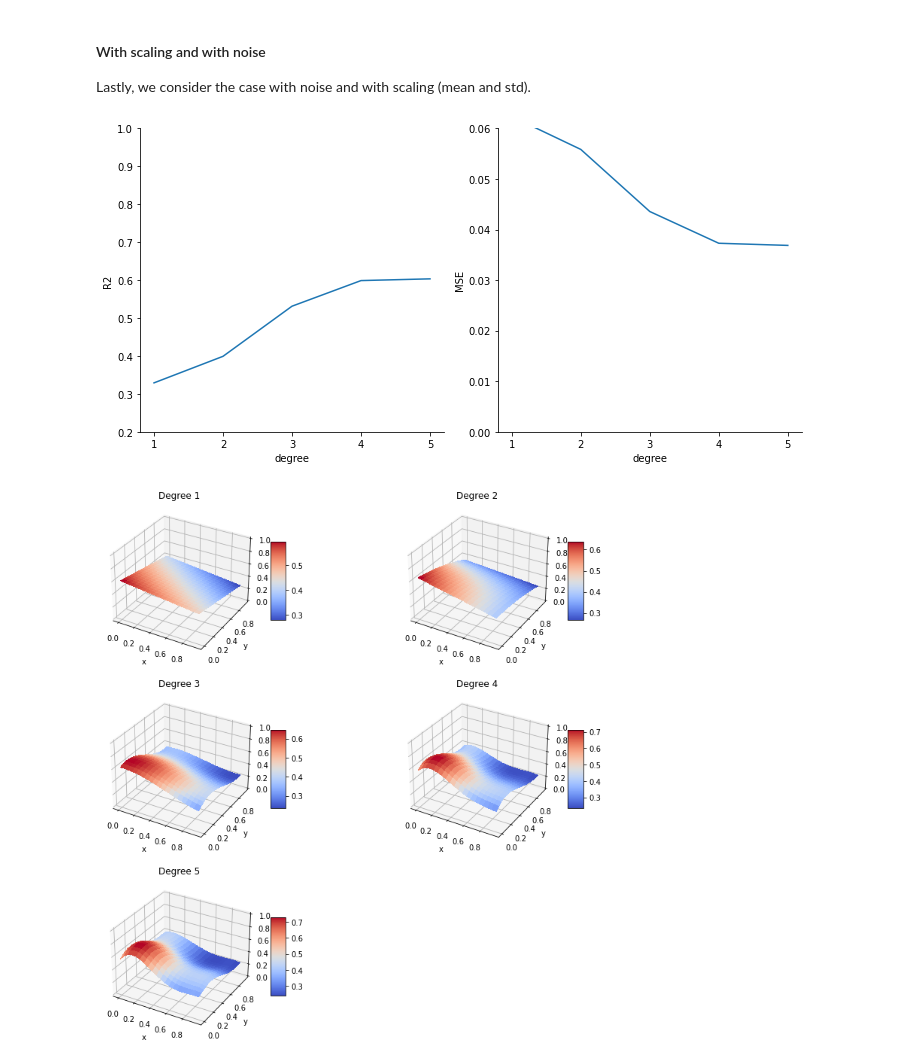
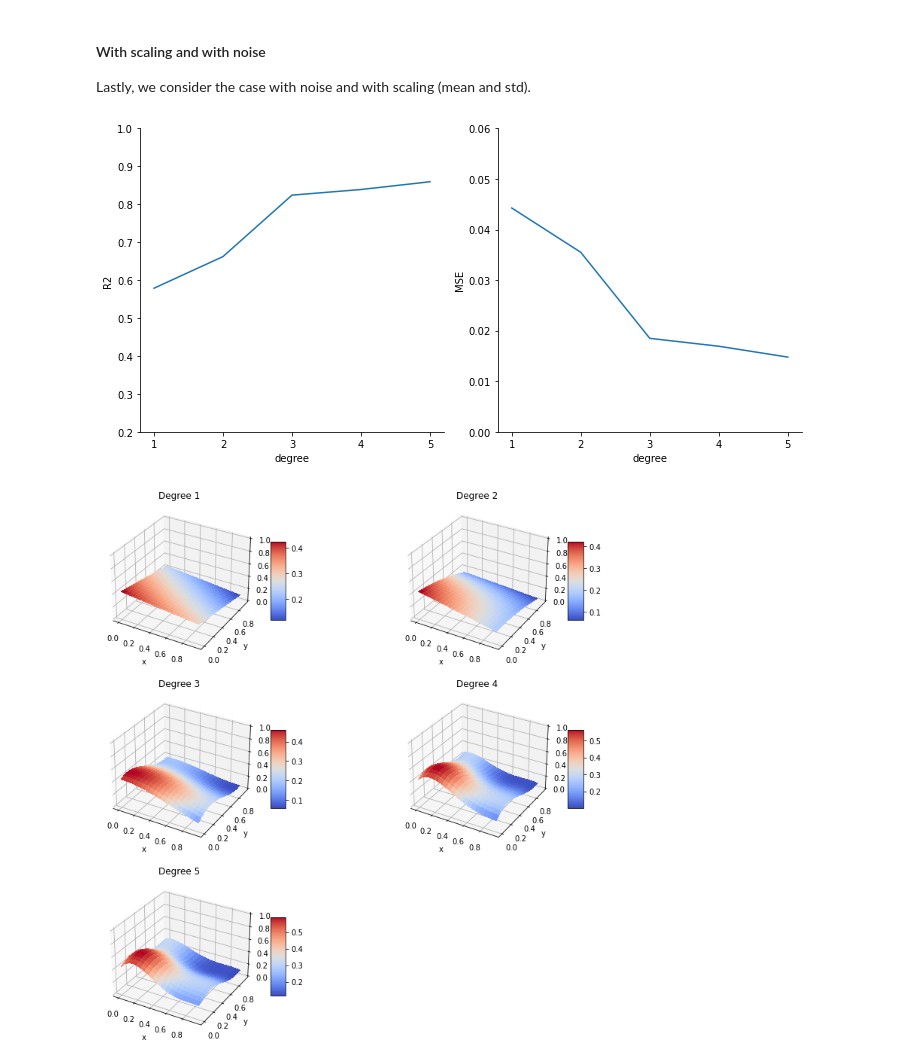
Before and after one commit to frederikrogge/compsci-project, a Jupyter notebook: Notebooks/task_a.ipynb, the cells around one changed output. Drawn from its saved outputs; the diff is of its cells as text; code cells hidden in the pictures.

```diff
--- a/Notebooks/task_a.ipynb
+++ b/Notebooks/task_a.ipynb
@@ -47,0 +45,4 @@ We first consider the case without added noise and without any scaling or normal
+# %%
+# Initializes lists to save all scores and losses
+all_scores = []
+all_losses = []
@@ -82,9 +87,12 @@ for d in degrees:
     rs_scores.append(r2)
     predictions.append(model.predict(x_pred).reshape(z.shape))
 
+all_losses.append(mse_losses)
+all_scores.append(rs_scores)
+
 fig, axes = plt.subplots(1, 2, figsize=(10, 5))
-plot_metric(y=rs_scores, x=degrees, x_label='degree', y_label='R2', ax=axes[0], y_limit=[0.2, 1])
-plot_metric(y=mse_losses, x=degrees, x_label='degree', y_label='MSE', ax=axes[1], y_limit=[0, 0.06])
+plot_metric(y=rs_scores, x=degrees, nx_ticks=degrees, x_label='degree', y_label='R2', ax=axes[0], y_limit=[0.2, 1])
+plot_metric(y=mse_losses, x=degrees, nx_ticks=degrees, x_label='degree', y_label='MSE', ax=axes[1], y_limit=[0, 0.06])
 
 save_fig(fig, name='a_no-noise_no-scaling')
 plt.show()
@@ -145,10 +153,12 @@ for d in degrees:
     rs_scores.append(r2)
     predictions.append(model.predict(x_pred).reshape(z.shape))
 
+all_losses.append(mse_losses)
+all_scores.append(rs_scores)
 
 fig, axes = plt.subplots(1, 2, figsize=(10, 5))
-plot_metric(y=rs_scores, x=degrees, x_label='degree', y_label='R2', ax=axes[0], y_limit=[0.2, 1])
-plot_metric(y=mse_losses, x=degrees, x_label='degree', y_label='MSE', ax=axes[1], y_limit=[0, 0.06])
+plot_metric(y=rs_scores, x=degrees, nx_ticks=degrees, x_label='degree', y_label='R2', ax=axes[0], y_limit=[0.2, 1])
+plot_metric(y=mse_losses, x=degrees, nx_ticks=degrees, x_label='degree', y_label='MSE', ax=axes[1], y_limit=[0, 0.06])
 
 save_fig(fig, name='a_noise_no-scaling')
 plt.show()
@@ -198,10 +208,10 @@ for d in degrees:
 
     # Fit model using matrix inversion
     model.fit(x_train_scaled, y_train)
-    model.set_intercept(x_train, y_train)
+    model.set_intercept(x_train_scaled, y_train)
 
     # Get prediction on test data
-    y_hat = model.predict(x_test)
+    y_hat = model.predict(x_test_scaled)
 
     # Get mse loss and R2 score between test prediction and true labels
     mse = MSE(y_test, y_hat)
@@ -212,10 +222,12 @@ for d in degrees:
     rs_scores.append(r2)
     predictions.append(model.predict(x_pred).reshape(z.shape))
 
+all_losses.append(mse_losses)
+all_scores.append(rs_scores)
 
 fig, axes = plt.subplots(1, 2, figsize=(10, 5))
-plot_metric(y=rs_scores, x=degrees, x_label='degree', y_label='R2', ax=axes[0], y_limit=[0.2, 1])
-plot_metric(y=mse_losses, x=degrees, x_label='degree', y_label='MSE', ax=axes[1], y_limit=[0, 0.06])
+plot_metric(y=rs_scores, x=degrees, nx_ticks=degrees, x_label='degree', y_label='R2', ax=axes[0], y_limit=[0.2, 1])
+plot_metric(y=mse_losses, x=degrees, nx_ticks=degrees, x_label='degree', y_label='MSE', ax=axes[1], y_limit=[0, 0.06])
 
 save_fig(fig, name='a_no-noise_scaling')
 # plt.show()
@@ -268,37 +280,39 @@ for d in degrees:
 
     # Fit model using matrix inversion
     model.fit(x_train_scaled, y_train)
-    model.set_intercept(x_train, y_train)
+    model.set_intercept(x_train_scaled, y_train)
 
     # Get prediction on test data
-    y_hat = model.predict(x_test)
+    y_hat = model.predict(x_test_scaled)
 
     # Get mse loss and R2 score between test prediction and true labels
     mse = MSE(y_test, y_hat)
     r2 = R2(y_test, y_hat)
 
     # Log
     mse_losses.append(mse)
     rs_scores.append(r2)
     predictions.append(model.predict(x_pred).reshape(z.shape))
 
+all_losses.append(mse_losses)
+all_scores.append(rs_scores)
 
 fig, axes = plt.subplots(1, 2, figsize=(10, 5))
-plot_metric(y=rs_scores, x=degrees, x_label='degree', y_label='R2', ax=axes[0], y_limit=[0.2, 1])
-plot_metric(y=mse_losses, x=degrees, x_label='degree', y_label='MSE', ax=axes[1], y_limit=[0, 0.06])
+plot_metric(y=rs_scores, x=degrees, nx_ticks=degrees, x_label='degree', y_label='R2', ax=axes[0], y_limit=[0.2, 1])
+plot_metric(y=mse_losses, x=degrees, nx_ticks=degrees, x_label='degree', y_label='MSE', ax=axes[1], y_limit=[0, 0.06])
 
 save_fig(fig, name='a_noise_scaling')
 # plt.show()
 
 fig = plt.figure(figsize=(13, 13))
 n = len(predictions)
 rows = np.ceil(n/2).astype(int)
 for i in range(n):
     ax = fig.add_subplot(rows, 2, i+1, projection='3d')
     plot_3d(x, y, predictions[i], title='Degree ' + str(i+1), show=False, figsize=(8, 8), ax=ax, fig=fig, z_limit=[0, 1])
 
 save_fig(fig, name='a_pred_noise_scaling')
 #plt.show()
 # %% [output]
-[figure, old version]
+[figure, new version]
-[figure, old version]
+[figure, new version]
```
Also changed, not shown: parts of 6 cells of this notebook, 34 other files.
